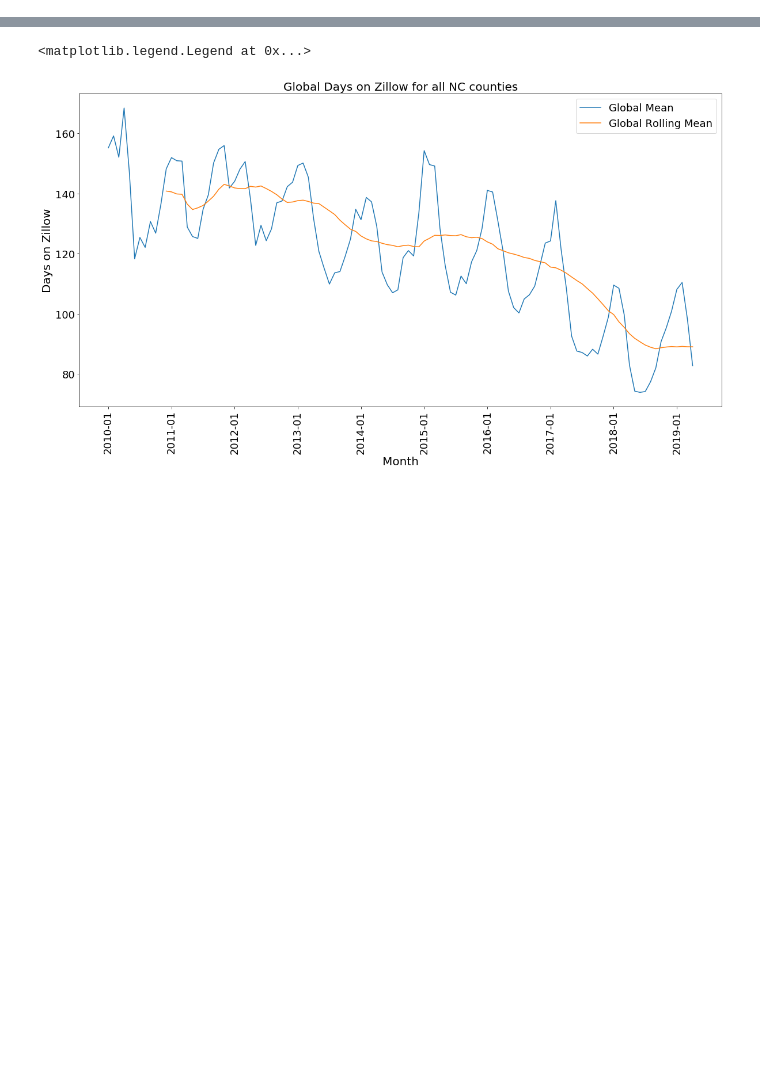
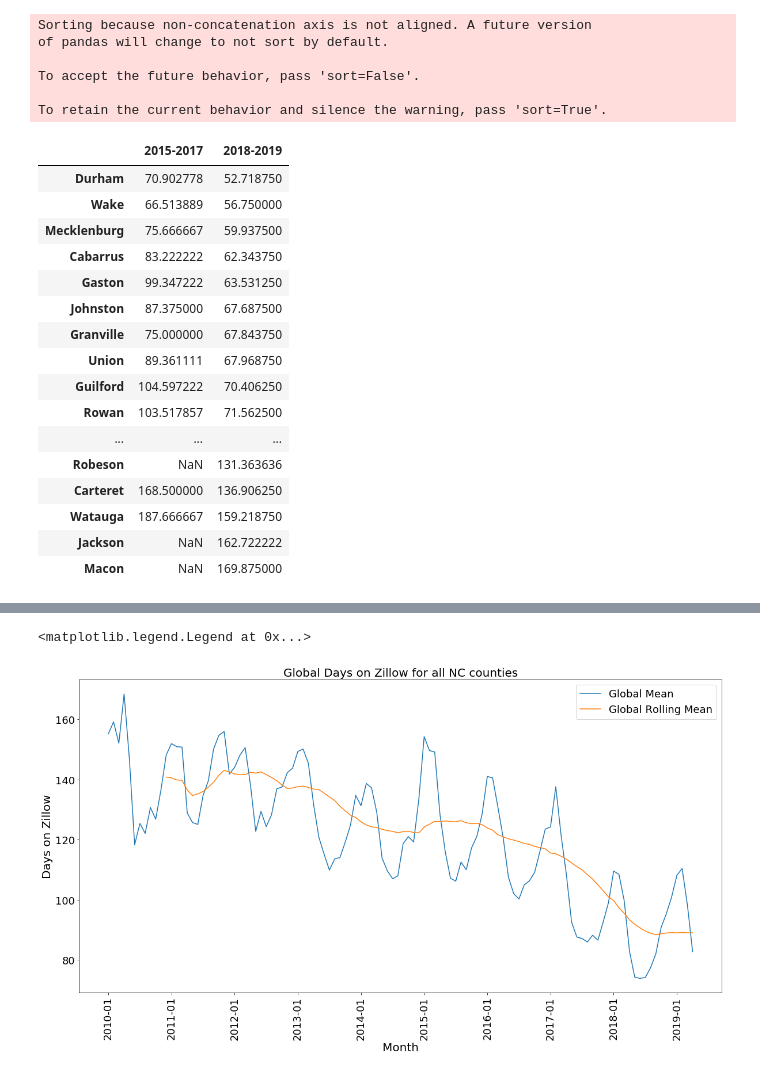
Before and after one commit to alexchao32/Project-1, a Jupyter notebook: AC-main.ipynb, the cells around one changed output, grey strips where cells are left out. Cells and saved outputs as stored; diff of their text form; code cells hidden in the pictures; blank space fills up the shorter version.

```diff
--- a/AC-main.ipynb
+++ b/AC-main.ipynb
@@ -147,0 +99,30 @@ dtype: float64
+# %%
+# Combine the two day time series into a dataframe and sort
+
+day_2015_2018 = pd.concat([day_2015_mean, day_2018_mean], axis=1)
+day_2015_2018.columns = ['2015-2017', '2018-2019']
+day_2015_2018.sort_values('2018-2019', ascending=True, inplace=True)
+# %% [output]
+Sorting because non-concatenation axis is not aligned. A future version
+of pandas will change to not sort by default.
+
+To accept the future behavior, pass 'sort=False'.
+
+To retain the current behavior and silence the warning, pass 'sort=True'.
+|  | 2015-2017 | 2018-2019 |
+| Durham | 70.902778 | 52.718750 |
+| Wake | 66.513889 | 56.750000 |
+| Mecklenburg | 75.666667 | 59.937500 |
+| Cabarrus | 83.222222 | 62.343750 |
+| Gaston | 99.347222 | 63.531250 |
+| Johnston | 87.375000 | 67.687500 |
+| Granville | 75.000000 | 67.843750 |
+| Union | 89.361111 | 67.968750 |
+| Guilford | 104.597222 | 70.406250 |
+| Rowan | 103.517857 | 71.562500 |
+| ... | ... | ... |
+| Robeson | NaN | 131.363636 |
+| Carteret | 168.500000 | 136.906250 |
+| Watauga | 187.666667 | 159.218750 |
+| Jackson | NaN | 162.722222 |
+| Macon | NaN | 169.875000 |
```
Also changed, not shown: parts of 24 cells of this notebook, 2 other files.
